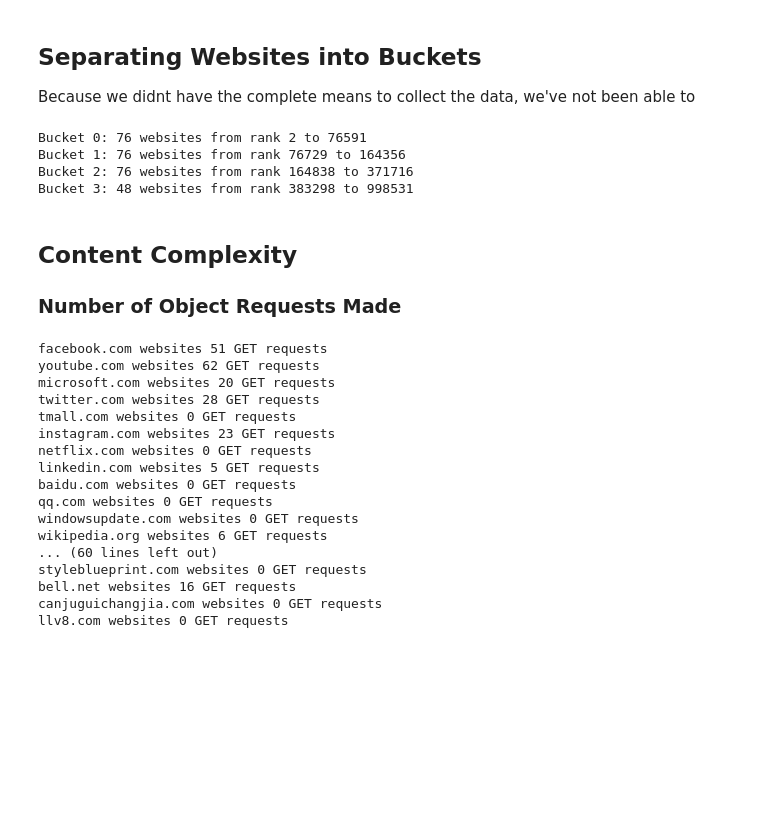
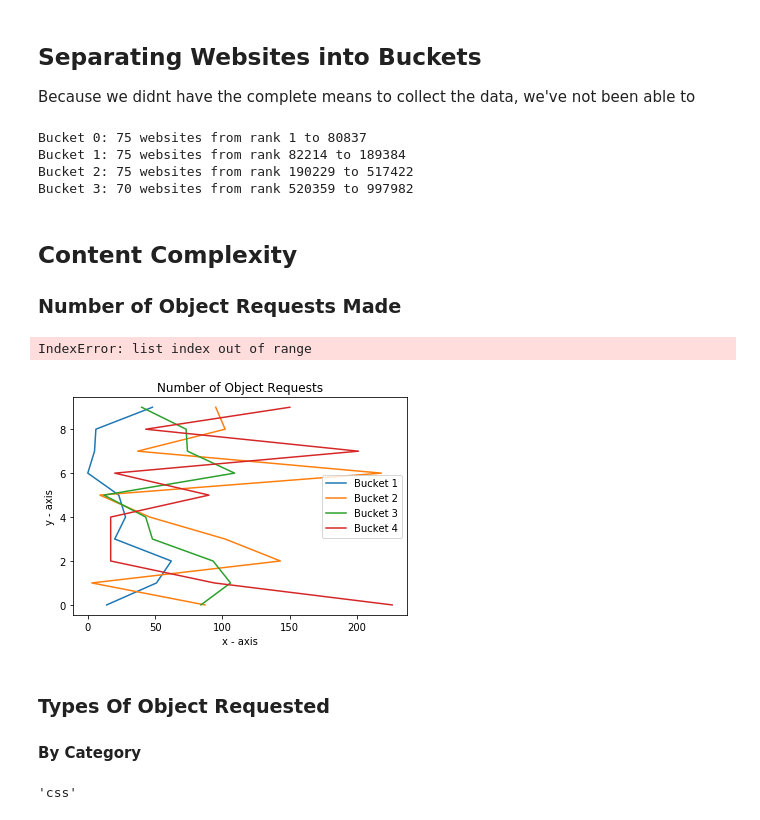
Before and after one commit to nirmalhk7/Web-Complexity-Analysis, a Jupyter notebook: glimpse.ipynb, the cells around one changed output. Saved outputs shown, nothing was run; the diff lists cells and outputs as text; code cells hidden in the pictures; blank space fills up the shorter version.

```diff
--- a/glimpse.ipynb
+++ b/glimpse.ipynb
@@ -102,42 +50,65 @@ def buckets_generate(arr,count):
         old_chunk=chunk
 # %%
 buckets=buckets_generate(rank_arr,4)
+bucketdetails=[]
 for index,bucket in enumerate(buckets):
     print("Bucket {}: {} websites from rank {} to {}".format(index,len(bucket),min(bucket[0][0],bucket[len(bucket)-1][0]),max(bucket[0][0],bucket[len(bucket)-1][0])))
+    bucketdetails.append((min(bucket[0][0],bucket[len(bucket)-1][0]),max(bucket[0][0],bucket[len(bucket)-1][0])))
 # %% [output]
-Bucket 0: 76 websites from rank 2 to 76591
-Bucket 1: 76 websites from rank 76729 to 164356
-Bucket 2: 76 websites from rank 164838 to 371716
-Bucket 3: 48 websites from rank 383298 to 998531
+Bucket 0: 75 websites from rank 1 to 80837
+Bucket 1: 75 websites from rank 82214 to 189384
+Bucket 2: 75 websites from rank 190229 to 517422
+Bucket 3: 70 websites from rank 520359 to 997982
 # %% [markdown]
 ## Content Complexity
 ### Number of Object Requests Made
 # %%
 # https://www.w3resource.com/graphics/matplotlib/basic/matplotlib-basic-exercise-5.php
-def num_of_req(bucket):
+def num_of_req(bucket,x_arr):
     for b_det in bucket:
         count=0
         site=websites[b_det[1]]
         for req in site["reqdetails"]:
             count+=req["method"]=="GET"
-        print("{} websites {} GET requests".format(site["name"],count))
+#         print("{} websites {} GET requests".format(site["name"],count))
+        x_arr.append((site["name"], count, site["rank"]))
+#     arr.append(x_arr)
-# %%
-num_of_req(buckets[0])
-# %% [output]
-facebook.com websites 51 GET requests
-youtube.com websites 62 GET requests
-microsoft.com websites 20 GET requests
-twitter.com websites 28 GET requests
-tmall.com websites 0 GET requests
-instagram.com websites 23 GET requests
-netflix.com websites 0 GET requests
-linkedin.com websites 5 GET requests
-baidu.com websites 0 GET requests
-qq.com websites 0 GET requests
-windowsupdate.com websites 0 GET requests
-wikipedia.org websites 6 GET requests
-... (60 lines left out)
-styleblueprint.com websites 0 GET requests
-bell.net websites 16 GET requests
-canjuguichangjia.com websites 0 GET requests
-llv8.com websites 0 GET requests
+# %%
+num_req_arr=[]
+for bucket in buckets:
+    arr=[]
+    num_of_req(bucket,arr)
+    num_req_arr.append(arr)
+# %% [output]
+IndexError: list index out of range
+# %%
+def retrieve(lst,index):
+    return list(list(zip(*lst))[index])
+# %%
+# line 1 points
+
+for index in range(len(buckets)):
+    x1 = retrieve(num_req_arr[index],1)[:10]
+    y1 = [i for i in range(0,len(x1))]
+# plotting the line 1 points
+    plt.plot(x1, y1, label = "Bucket "+str(index+1))
+
+plt.xlabel('x - axis')
+# Set the y axis label of the current axis.
+plt.ylabel('y - axis')
+# Set a title of the current axes.
+plt.title('Number of Object Requests')
+# show a legend on the plot
+plt.legend()
+# Display a figure.
+plt.show()
+# %% [output]
+[figure, added]
+# %% [markdown]
+### Types Of Object Requested
+#### By Category
+# %%
+bucket=list(mime_list.keys())[0]
+bucket
+# %% [output]
+'css'
```
Also changed, not shown: parts of 10 cells of this notebook, 4 other files.
